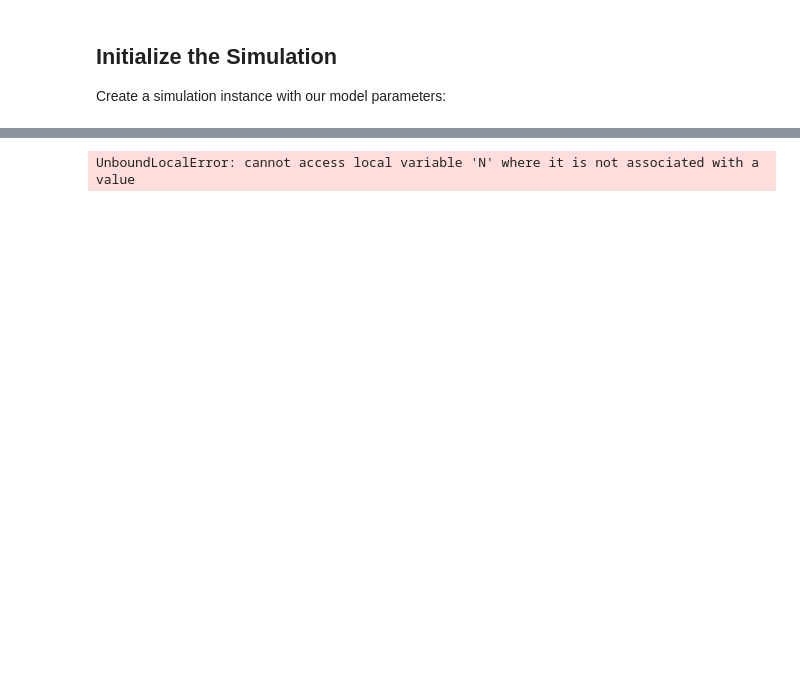
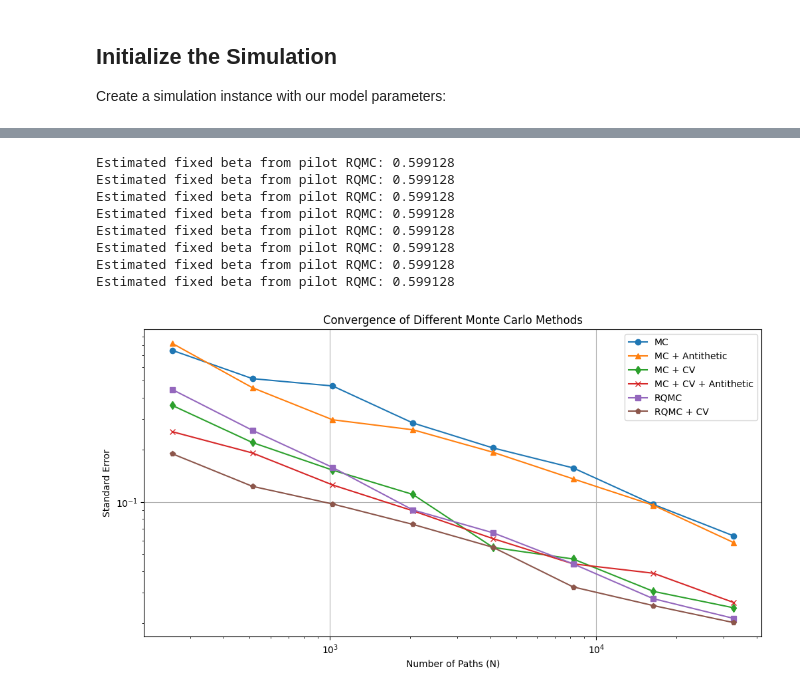
Before and after one commit to nicklasbusk/MonteCarlo-in-finance, a Jupyter notebook: Simulation.ipynb, the cells around one changed output, grey strips where cells are left out. Cells and saved outputs as stored; diff of their text form; code cells hidden in the pictures; blank space fills up the shorter version.

```diff
--- a/Simulation.ipynb
+++ b/Simulation.ipynb
@@ -65,25 +149,36 @@ Let's analyze how each method converges as we increase the number of paths:
 # %%
 # Powers of 2 for QMC compatibility
 N_values = [2**i for i in range(8, 16)]
 
 # Get convergence data for each method
 mc_prices, mc_errors = sim.plot_convergence(N_values, method='mc', batches=batches)
 qmc_prices, qmc_errors = sim.plot_convergence(N_values, method='qmc', batches=batches)
 mc_anti_prices, anti_errors = sim.plot_convergence(N_values, method='antithetic', batches=batches)
 mc_cv_prices, cv_errors = sim.plot_convergence(N_values, method='mc + cv', batches=batches)
 mc_cv_anti_prices, cv_anti_errors = sim.plot_convergence(N_values, method='mc + cv + antithetic', batches=batches)
 qmc_cv_prices, qmc_cv_errors = sim.plot_convergence(N_values, method='qmc + cv', batches=batches)
 
 # Plot results
 plt.figure(figsize=(12, 6))
-plt.loglog(N_values, mc_errors, 'o-', label='Standard MC')
+plt.loglog(N_values, mc_errors, 'o-', label='MC')
+plt.loglog(N_values, anti_errors, '^-', label='MC + Antithetic')
+plt.loglog(N_values, cv_errors, 'd-', label='MC + CV')
+plt.loglog(N_values, cv_anti_errors, 'x-', label='MC + CV + Antithetic')
 plt.loglog(N_values, qmc_errors, 's-', label='RQMC')
-plt.loglog(N_values, anti_errors, '^-', label='Antithetic')
+plt.loglog(N_values, qmc_cv_errors, 'p-', label='RQMC + CV')
 plt.grid(True)
 plt.xlabel('Number of Paths (N)')
 plt.ylabel('Standard Error')
-plt.title('Convergence Comparison')
+plt.title('Convergence of Different Monte Carlo Methods')
 plt.legend()
 plt.show()
 # %% [output]
-UnboundLocalError: cannot access local variable 'N' where it is not associated with a value
+Estimated fixed beta from pilot RQMC: 0.599128
+Estimated fixed beta from pilot RQMC: 0.599128
+Estimated fixed beta from pilot RQMC: 0.599128
+Estimated fixed beta from pilot RQMC: 0.599128
+Estimated fixed beta from pilot RQMC: 0.599128
+Estimated fixed beta from pilot RQMC: 0.599128
+Estimated fixed beta from pilot RQMC: 0.599128
+Estimated fixed beta from pilot RQMC: 0.599128
+[figure, added]
```
Also changed, not shown: parts of 18 cells of this notebook, 2 other files.
